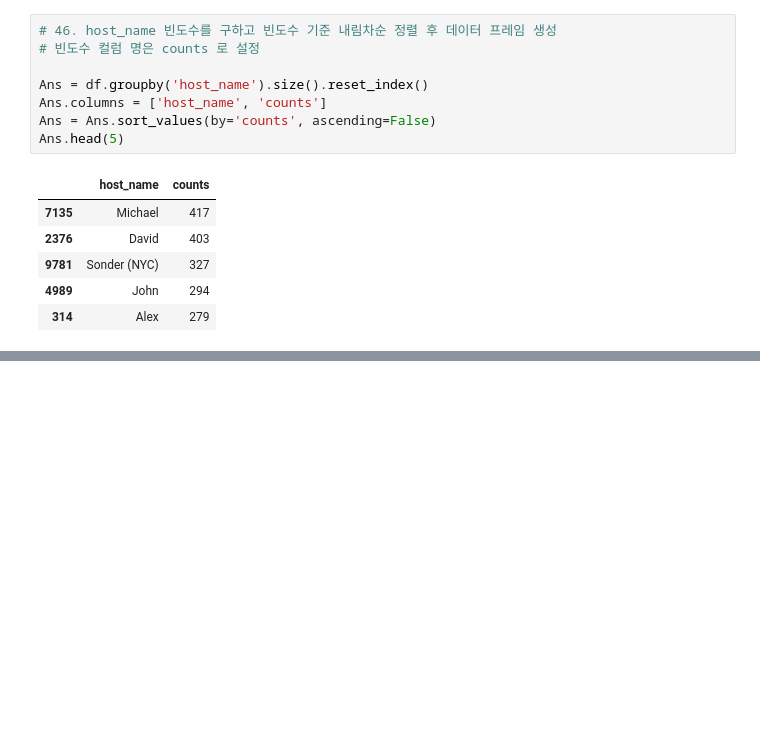
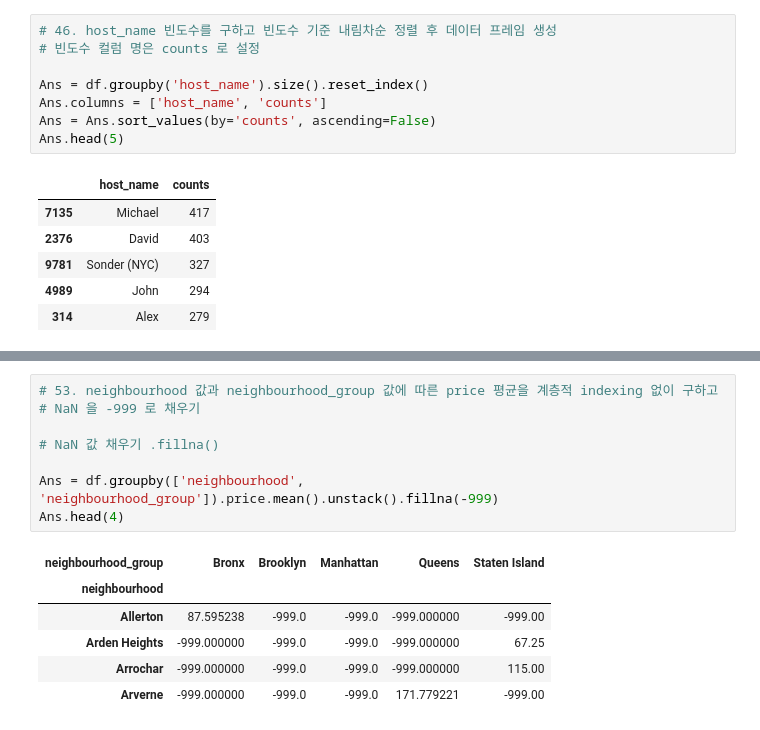
Before and after one commit to 2ffect/DevStudy, a Jupyter notebook: DA/pandas.ipynb, the cells around one changed output, grey strips where cells are left out. Cells and saved outputs as stored; diff of their text form; blank space fills up the shorter version.

```diff
--- a/DA/pandas.ipynb
+++ b/DA/pandas.ipynb
@@ -605,0 +697,15 @@ Ans.head(5)
+# %%
+# 53. neighbourhood 값과 neighbourhood_group 값에 따른 price 평균을 계층적 indexing 없이 구하고
+# NaN 을 -999 로 채우기
+
+# NaN 값 채우기 .fillna()
+
+Ans = df.groupby(['neighbourhood', 'neighbourhood_group']).price.mean().unstack().fillna(-999)
+Ans.head(4)
+# %% [output]
+| neighbourhood_group | Bronx | Brooklyn | Manhattan | Queens | Staten Island |
+| neighbourhood |  |  |  |  |  |
+| Allerton | 87.595238 | -999.0 | -999.0 | -999.000000 | -999.00 |
+| Arden Heights | -999.000000 | -999.0 | -999.0 | -999.000000 | 67.25 |
+| Arrochar | -999.000000 | -999.0 | -999.0 | -999.000000 | 115.00 |
+| Arverne | -999.000000 | -999.0 | -999.0 | 171.779221 | -999.00 |
```
Also changed, not shown: parts of 15 cells of this notebook.
